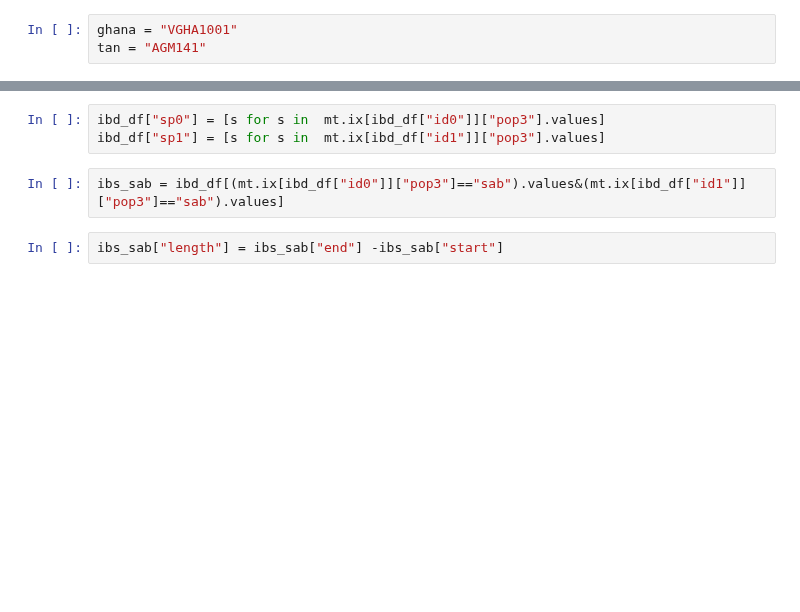
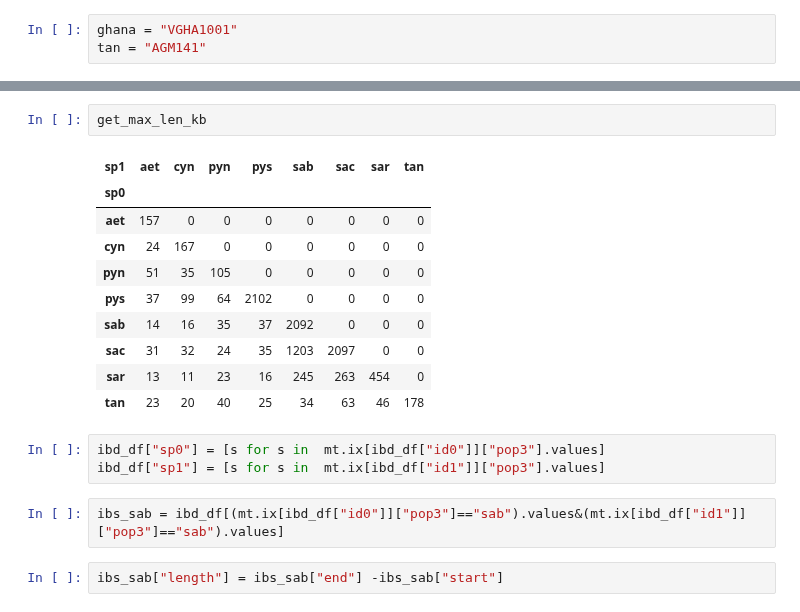
Before and after one commit to peterdfields/hs_vervet, a Jupyter notebook: notebooks/20141204_163_haplotype_sharing.ipynb, the cells around one changed output, grey strips where cells are left out. Drawn from its saved outputs; the diff is of its cells as text; blank space fills up the shorter version.

```diff
--- a/notebooks/20141204_163_haplotype_sharing.ipynb
+++ b/notebooks/20141204_163_haplotype_sharing.ipynb
@@ -55,3 +178,16 @@ tan = "AGM141"
+# %%
+get_max_len_kb
+# %% [output]
+| sp1 | aet | cyn | pyn | pys | sab | sac | sar | tan |
+| sp0 |  |  |  |  |  |  |  |  |
+| aet | 157 | 0 | 0 | 0 | 0 | 0 | 0 | 0 |
+| cyn | 24 | 167 | 0 | 0 | 0 | 0 | 0 | 0 |
+| pyn | 51 | 35 | 105 | 0 | 0 | 0 | 0 | 0 |
+| pys | 37 | 99 | 64 | 2102 | 0 | 0 | 0 | 0 |
+| sab | 14 | 16 | 35 | 37 | 2092 | 0 | 0 | 0 |
+| sac | 31 | 32 | 24 | 35 | 1203 | 2097 | 0 | 0 |
+| sar | 13 | 11 | 23 | 16 | 245 | 263 | 454 | 0 |
+| tan | 23 | 20 | 40 | 25 | 34 | 63 | 46 | 178 |
 # %%
 ibd_df["sp0"] = [s for s in  mt.ix[ibd_df["id0"]]["pop3"].values]
 ibd_df["sp1"] = [s for s in  mt.ix[ibd_df["id1"]]["pop3"].values]
```
Also changed, not shown: parts of 22 cells of this notebook, 2 other files.
